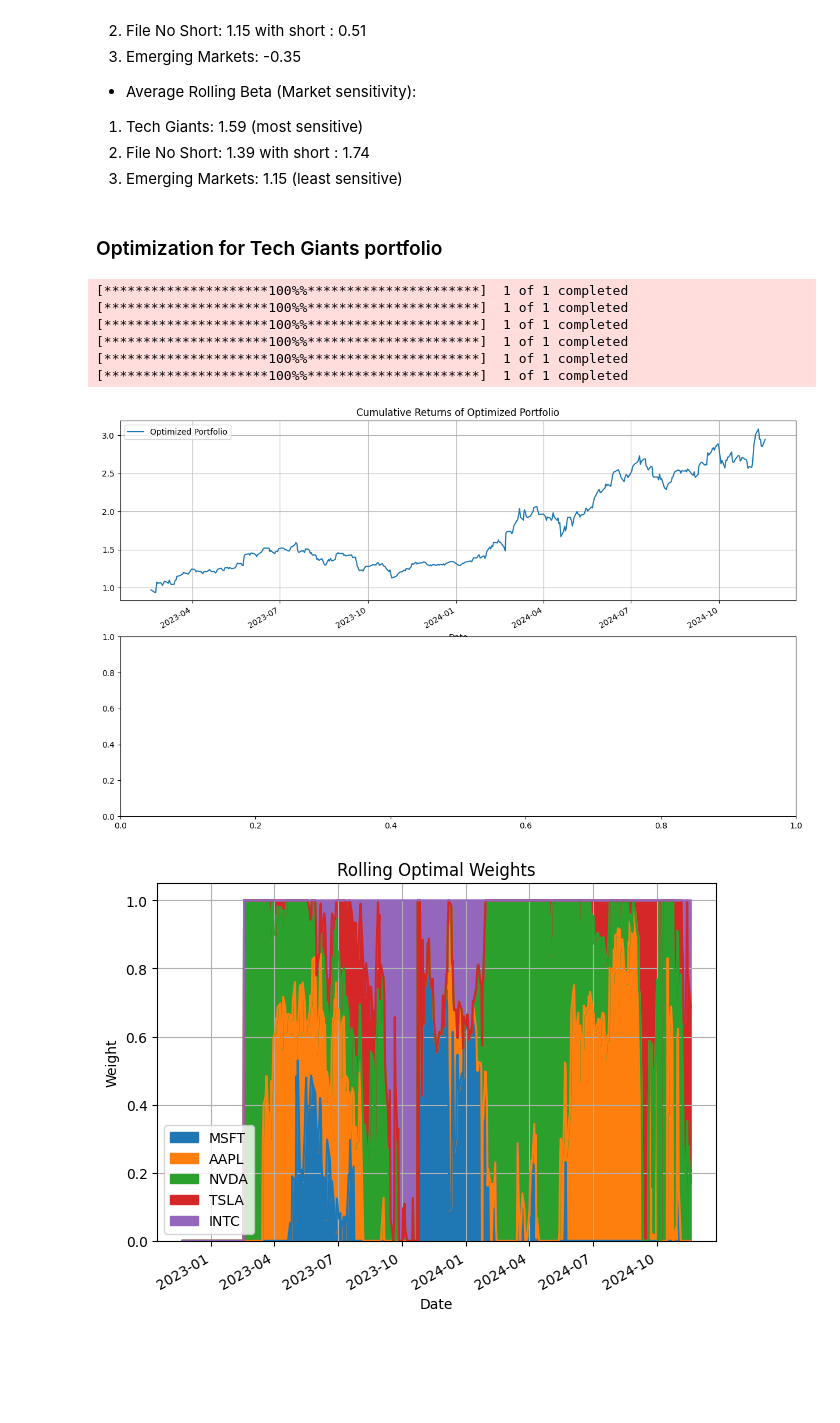
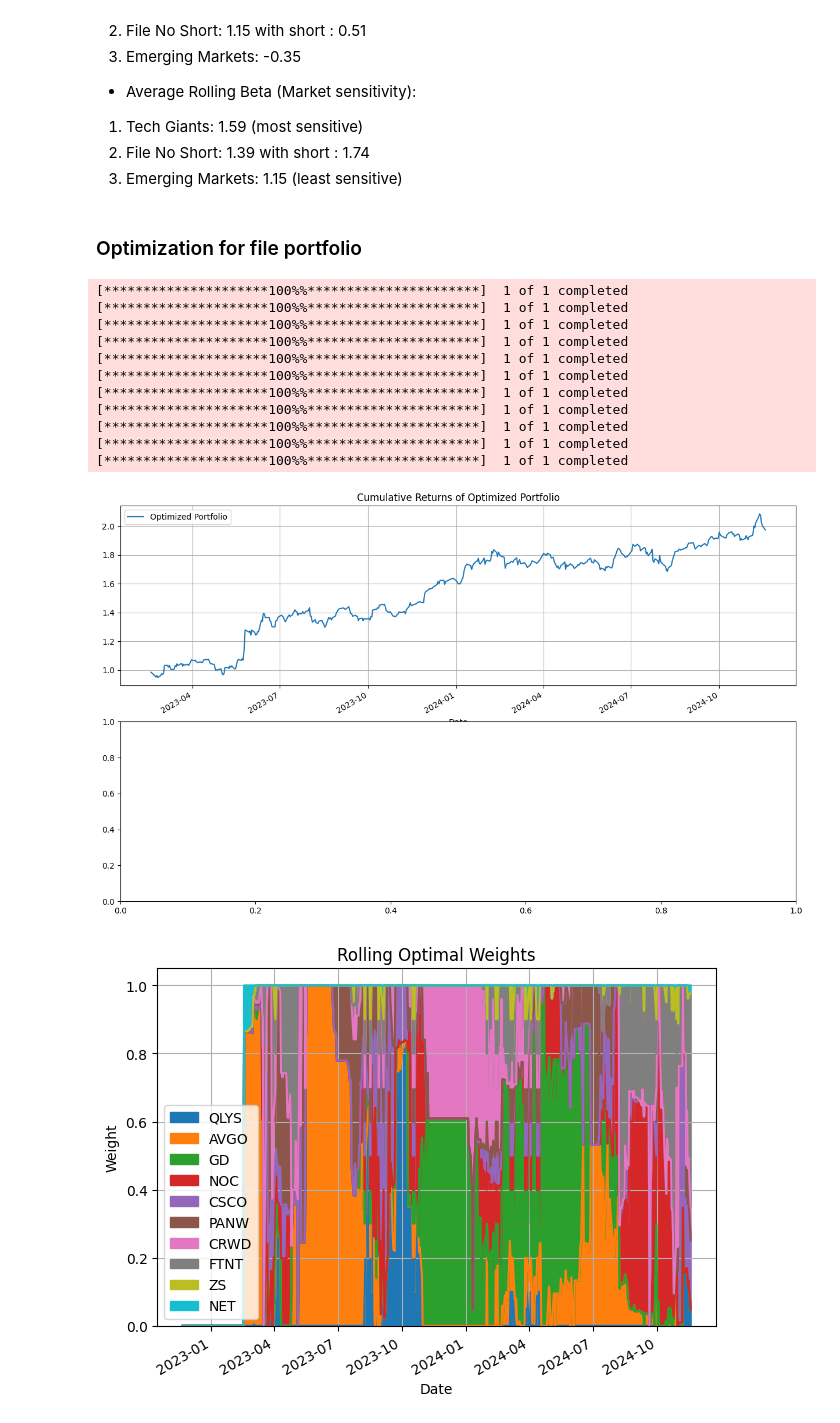
Before and after one commit to adenmao1202/skl_courses, a Jupyter notebook: data investing /數據化投資分析/rolling_bt.ipynb, the cells around one changed output. Drawn from its saved outputs; the diff is of its cells as text; code cells hidden in the pictures; blank space fills up the shorter version.

Commit message:
revise data investing

```diff
--- a/data investing /數據化投資分析/rolling_bt.ipynb
+++ b/data investing /數據化投資分析/rolling_bt.ipynb
@@ -446,7 +446,7 @@ Average Rolling Beta             1.7433
     with short : 1.74
 3. Emerging Markets: 1.15 (least sensitive)
 # %% [markdown]
-### Optimization for Tech Giants portfolio
+### Optimization for file portfolio
 # %%
 import numpy as np
 import pandas as pd
@@ -454,12 +454,36 @@ from scipy.optimize import minimize
 import yfinance as yf
 from datetime import datetime, timedelta
 
-def calculate_portfolio_metrics(weights, returns):
-    """Calculate portfolio return and risk metrics"""
-    portfolio_return = np.sum(returns.mean() * weights) * 252
-    portfolio_vol = np.sqrt(np.dot(weights.T, np.dot(returns.cov() * 252, weights)))
-    sharpe = (portfolio_return - 0.02) / portfolio_vol  # Assuming risk-free rate = 2%
-    return -sharpe  # Negative because we want to maximize
+def calculate_indicator(weights, returns):
+    """
+    Calculate Calmar ratio for portfolio in a single function
+
+    Parameters:
+    weights: numpy array of portfolio weights
+    returns: pandas DataFrame of asset returns
+
+    Returns:
+    float: Negative Calmar ratio (for optimization purposes)
+    """
+    # Calculate portfolio returns
+    portfolio_returns = np.sum(returns * weights, axis=1)
+
+    # Calculate annualized return
+    annual_return = np.mean(portfolio_returns) * 252
+
+    # Calculate Maximum Drawdown
+    cum_returns = (1 + portfolio_returns).cumprod()
+    running_max = cum_returns.expanding().max()
+    drawdown = cum_returns / running_max - 1
+    mdd = abs(drawdown.min())
+
+    # Add small epsilon to avoid division by zero
+    epsilon = 1e-10
+
+    # Calculate Calmar ratio
+    calmar_ratio = annual_return / (mdd + epsilon)
+
+    return -calmar_ratio  # Negative because we want to maximize
 
 def optimize_portfolio(returns):
     """Optimize portfolio weights to maximize Sharpe ratio"""
@@ -470,18 +494,18 @@ def optimize_portfolio(returns):
         {'type': 'eq', 'fun': lambda x: np.sum(x) - 1}  # weights sum to 1
     ]
 
-    # Bounds (0 to 1 for each weight)
+    # Bounds (0 to 1 for each weight: without short
     bounds = tuple((0, 1) for _ in range(n_assets))
 
     # Initial guess (equal weights)
     init_weights = np.array([1/n_assets] * n_assets)
 
     # Optimize
-    result = minimize(calculate_portfolio_metrics,
+    result = minimize(calculate_indicator,
                      init_weights,
                      args=(returns,),
                      method='SLSQP',
-                     bounds=bounds,
+                     bounds = bounds,
                      constraints=constraints)
 
     return result.x if result.success else init_weights
@@ -521,8 +545,10 @@ def calculate_optimized_portfolio_performance(price_data, optimal_weights):
 
 # Modified main function to include optimization
 def main():
-    # Tech Giants tickers
-    tech_tickers = ['MSFT', 'AAPL', 'NVDA', 'TSLA', 'INTC']
+    # File portfolio tickers
+    tech_tickers = ['QLYS', 'AVGO', 'GD', 'NOC',
+    'CSCO', 'PANW', 'CRWD', 'FTNT',
+    'ZS', 'NET']
 
     # Get data
     price_data = get_stock_data(tech_tickers, start_date, end_date)
@@ -560,33 +586,38 @@ def main():
     plt.tight_layout()
     plt.show()
 
     # Print metrics
     print("\nOptimized Portfolio Metrics:")
     metrics_df = pd.DataFrame(metrics, index=['Value']).T
     print(metrics_df)
 
     # Print average weights
     print("\nAverage Optimal Weights:")
     avg_weights = optimal_weights.mean()
     for ticker, weight in avg_weights.items():
         print(f"{ticker}: {weight:.2%}")
 
     return {
         'optimal_weights': optimal_weights,
         'portfolio_returns': optimized_returns,
         'cumulative_returns': cumulative_returns,
         'metrics': metrics
     }
 
 if __name__ == "__main__":
     results = main()
 # %% [output]
 [*********************100%%**********************]  1 of 1 completed
 [*********************100%%**********************]  1 of 1 completed
 [*********************100%%**********************]  1 of 1 completed
 [*********************100%%**********************]  1 of 1 completed
 [*********************100%%**********************]  1 of 1 completed
 [*********************100%%**********************]  1 of 1 completed
+[*********************100%%**********************]  1 of 1 completed
+[*********************100%%**********************]  1 of 1 completed
+[*********************100%%**********************]  1 of 1 completed
+[*********************100%%**********************]  1 of 1 completed
+[*********************100%%**********************]  1 of 1 completed
-[figure, old version]
+[figure, new version]
-[figure, old version]
+[figure, new version]
 Optimized Portfolio Metrics:
```
Also changed, not shown: parts of 3 cells of this notebook, 2 other files.
